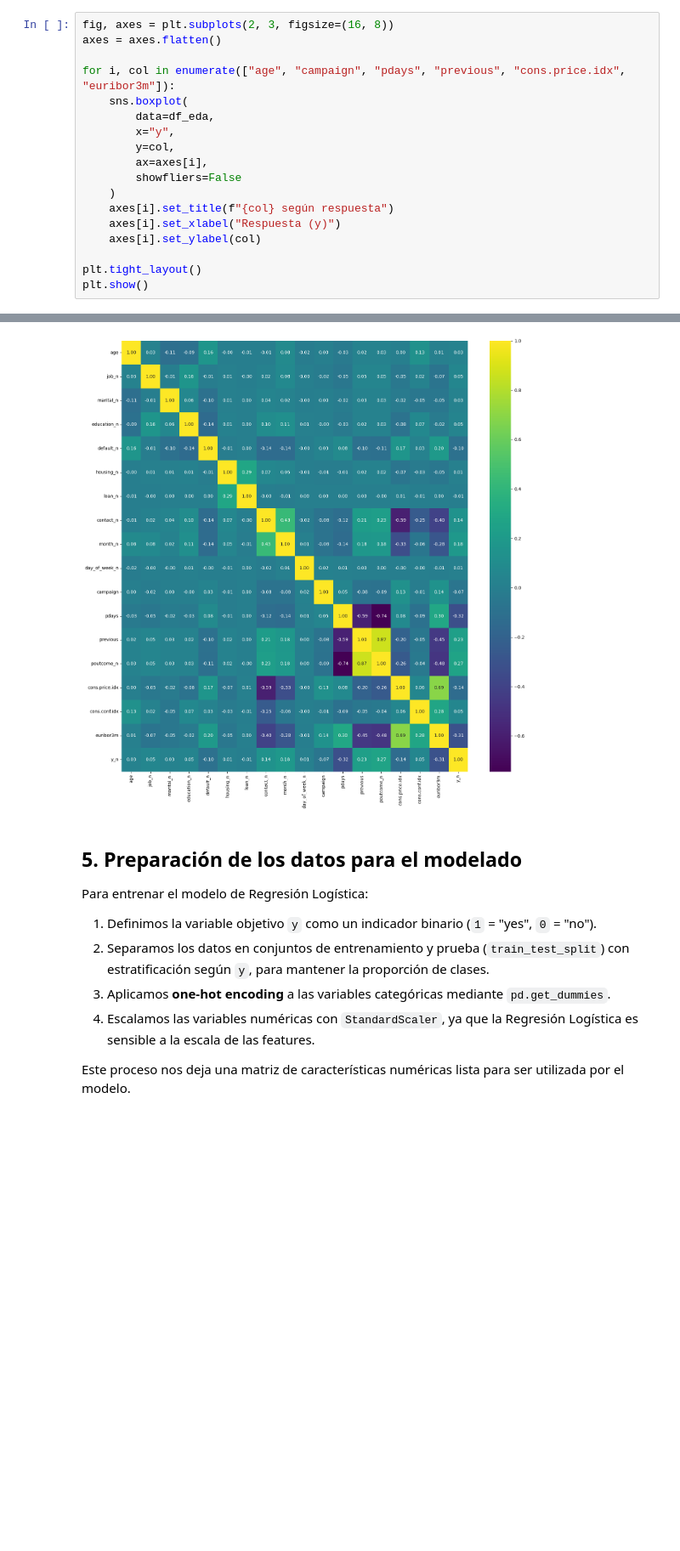
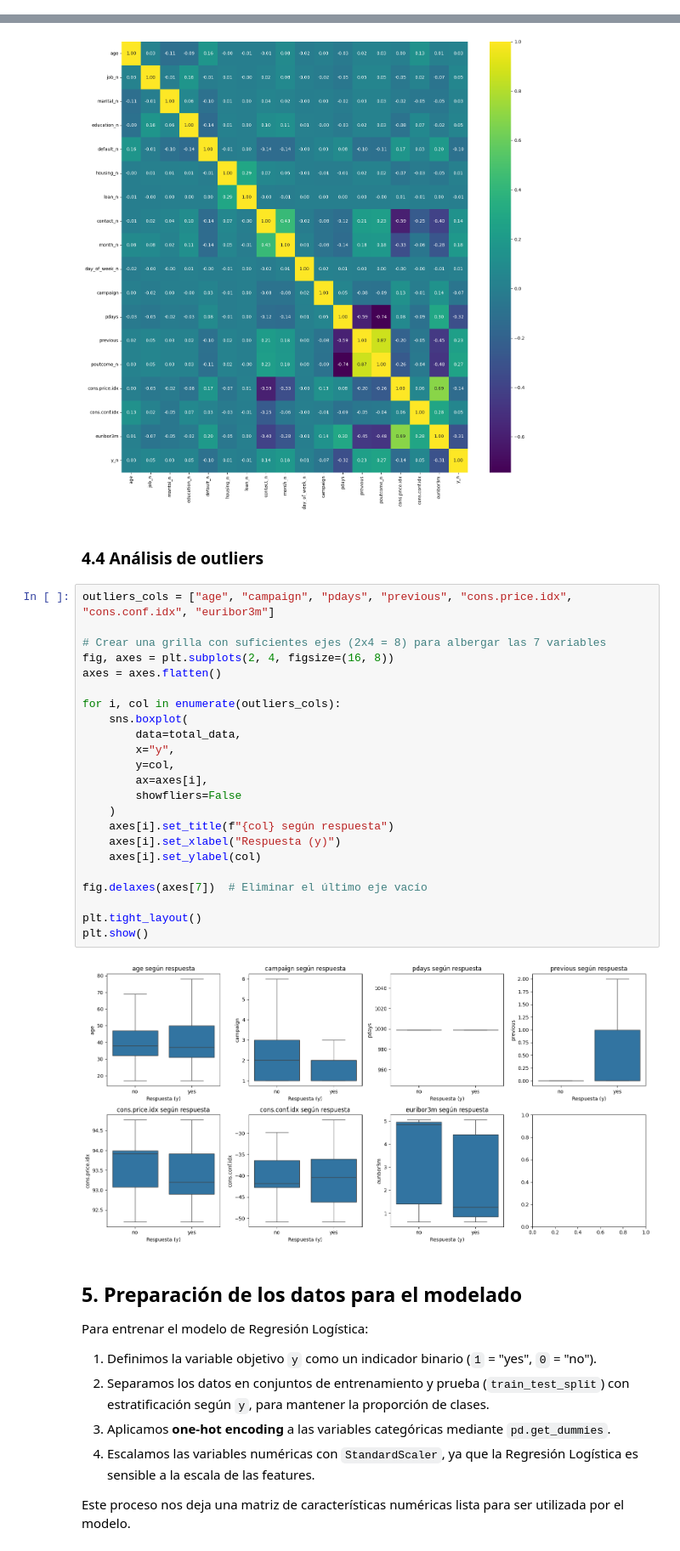
Before and after one commit to 4GeeksAcademy/carlos-gondelles-proyecto-regresion-logistica, a Jupyter notebook: src/explore.ipynb, the cells around one changed output, grey strips where cells are left out. Shown at 85% size. Saved outputs shown, nothing was run; the diff lists cells and outputs as text; blank space fills up the shorter version.

```diff
--- a/src/explore.ipynb
+++ b/src/explore.ipynb
@@ -537,21 +521,3 @@ plt.tight_layout()
 plt.show()
 # %% [output]
 [figure]
-# %%
-fig, axes = plt.subplots(2, 3, figsize=(16, 8))
-axes = axes.flatten()
-
-for i, col in enumerate(["age", "campaign", "pdays", "previous", "cons.price.idx", "euribor3m"]):
-    sns.boxplot(
-        data=df_eda,
-        x="y",
-        y=col,
-        ax=axes[i],
-        showfliers=False
-    )
-    axes[i].set_title(f"{col} según respuesta")
-    axes[i].set_xlabel("Respuesta (y)")
-    axes[i].set_ylabel(col)
-
-plt.tight_layout()
-plt.show()
@@ -908,6 +819,33 @@ plt.tight_layout()
 plt.show()
 # %% [output]
 [figure]
+# %% [markdown]
+### 4.4 Análisis de outliers
+# %%
+outliers_cols = ["age", "campaign", "pdays", "previous", "cons.price.idx", "cons.conf.idx", "euribor3m"]
+
+# Crear una grilla con suficientes ejes (2x4 = 8) para albergar las 7 variables
+fig, axes = plt.subplots(2, 4, figsize=(16, 8))
+axes = axes.flatten()
+
+for i, col in enumerate(outliers_cols):
+    sns.boxplot(
+        data=total_data,
+        x="y",
+        y=col,
+        ax=axes[i],
+        showfliers=False
+    )
+    axes[i].set_title(f"{col} según respuesta")
+    axes[i].set_xlabel("Respuesta (y)")
+    axes[i].set_ylabel(col)
+
+fig.delaxes(axes[7])  # Eliminar el último eje vacío
+
+plt.tight_layout()
+plt.show()
+# %% [output]
+[figure, added]
 # %% [markdown]
 ## 5. Preparación de los datos para el modelado
 
```
Also changed, not shown: parts of 37 cells of this notebook, 9 other files.
